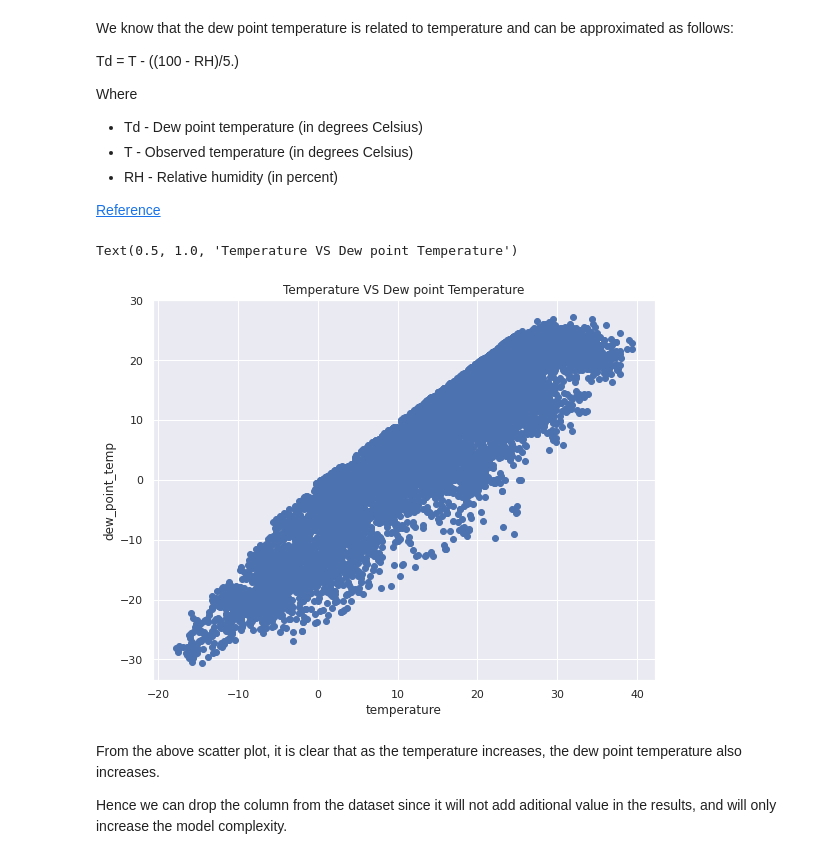
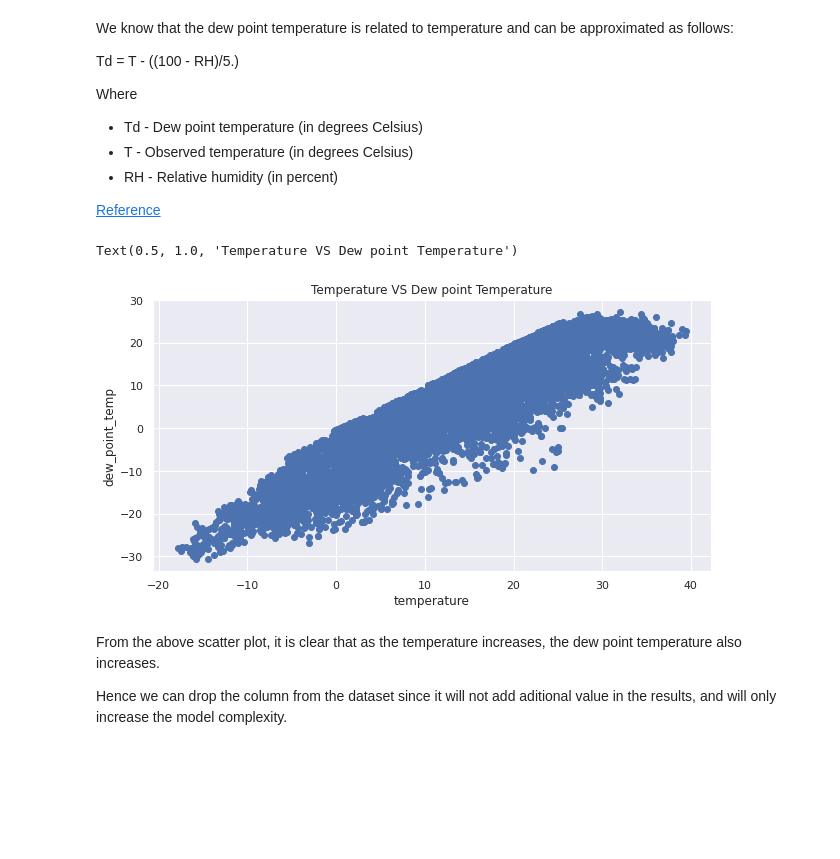
Before and after one commit to shaloy-lewis/bike_sharing_demand_prediction, a Jupyter notebook: Bike_Sharing_Demand_Prediction_Shaloy_lewis.ipynb, the cells around one changed output. Saved outputs shown, nothing was run; the diff lists cells and outputs as text; code cells hidden in the pictures; blank space fills up the shorter version.

```diff
--- a/Bike_Sharing_Demand_Prediction_Shaloy_lewis.ipynb
+++ b/Bike_Sharing_Demand_Prediction_Shaloy_lewis.ipynb
@@ -181,14 +183,14 @@ Where
 # %%
 # Scatter plot to visualize the relationship between
 # temperature and dew point temperature
-plt.figure(figsize=(9,7))
+plt.figure(figsize=(10,5))
 plt.scatter(x='temperature',y='dew_point_temp',data=df)
 plt.xlabel('temperature')
 plt.ylabel('dew_point_temp')
 plt.title('Temperature VS Dew point Temperature')
 # %% [output]
 Text(0.5, 1.0, 'Temperature VS Dew point Temperature')
-[figure, old version]
+[figure, new version]
 # %% [markdown]
 From the above scatter plot, it is clear that as the temperature increases, the dew point temperature also increases.
 
```
Also changed, not shown: parts of 26 cells of this notebook.
